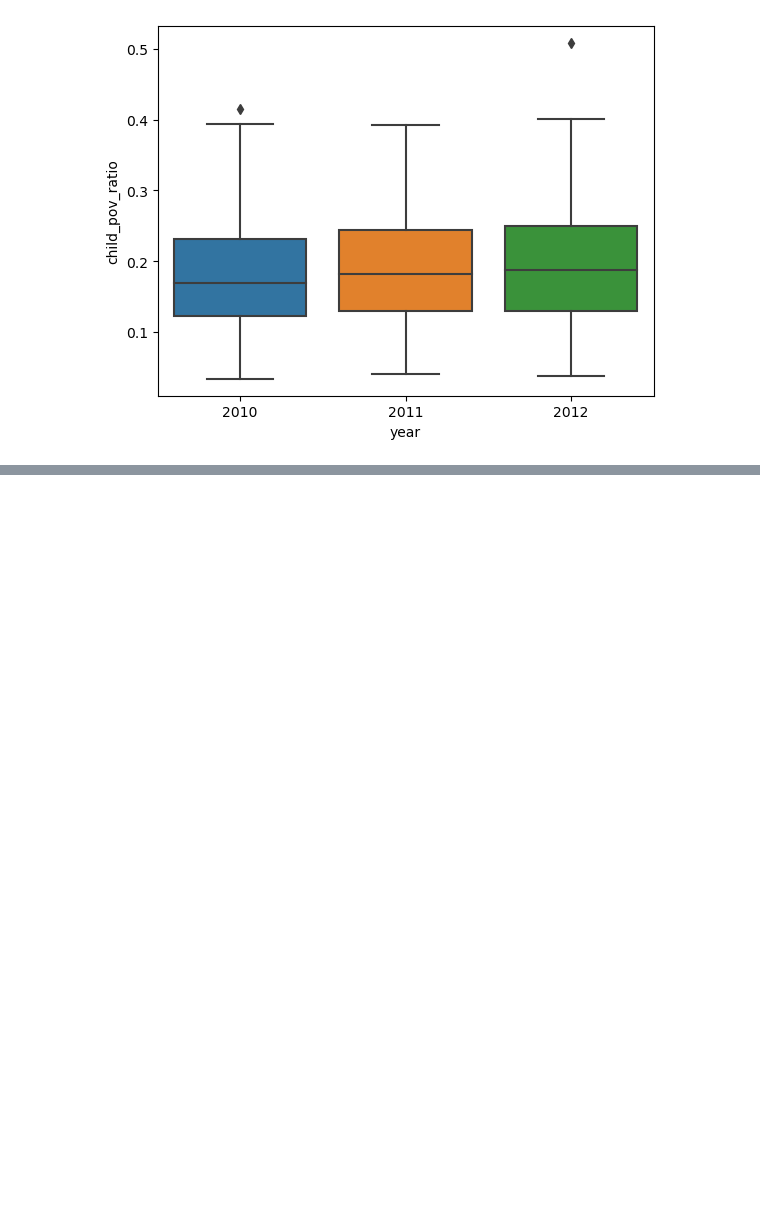
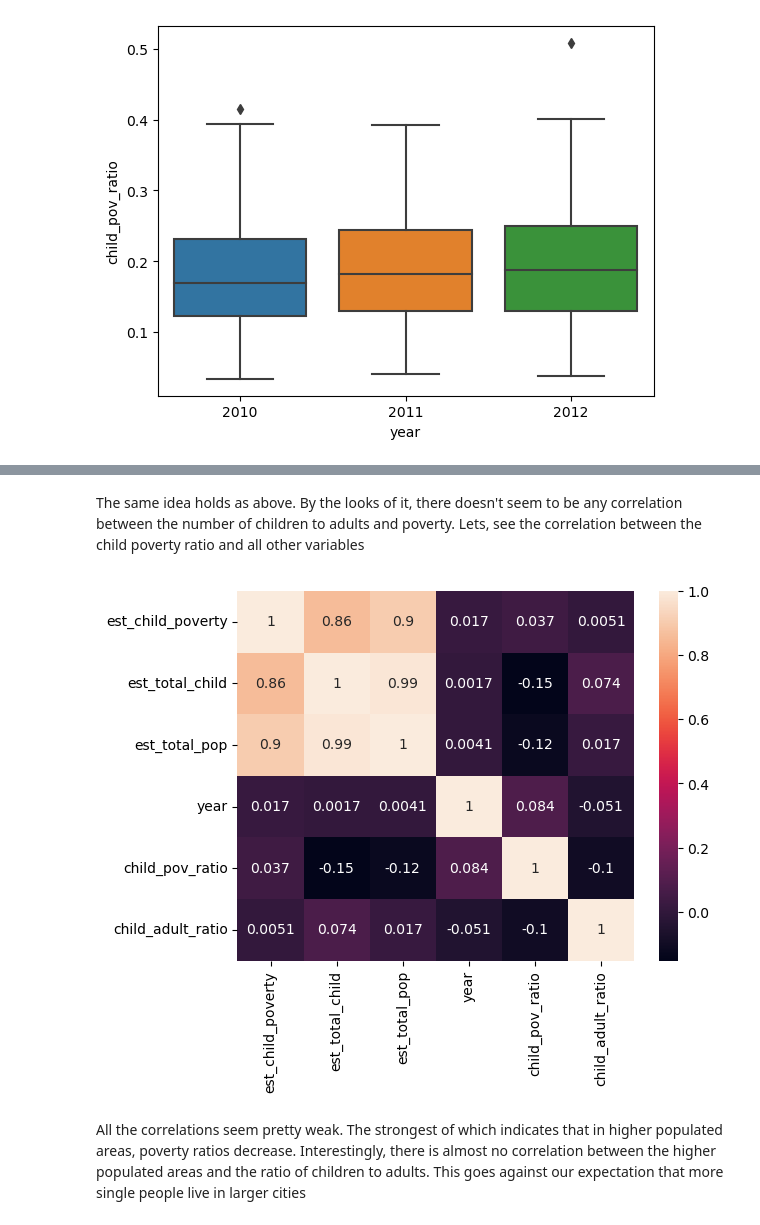
Before and after one commit to clewis53/CaeleyLewis-Capstone2-StoryOfColoradoEducation, a Jupyter notebook: notebooks/0.2-EDA.ipynb, the cells around one changed output, grey strips where cells are left out. Saved outputs shown, nothing was run; the diff lists cells and outputs as text; code cells hidden in the pictures; blank space fills up the shorter version.

```diff
--- a/notebooks/0.2-EDA.ipynb
+++ b/notebooks/0.2-EDA.ipynb
@@ -182,0 +210,8 @@ tall_census.groupby('district_name').mean().sort_values('child_pov_ratio', ascen
+# %% [markdown]
+The same idea holds as above. By the looks of it, there doesn't seem to be any correlation between the number of children to adults and poverty. Lets, see the correlation between the child poverty ratio and all other variables
+# %%
+sns.heatmap(tall_census.corr(), annot=True);
+# %% [output]
+[figure, added]
+# %% [markdown]
+All the correlations seem pretty weak. The strongest of which indicates that in higher populated areas, poverty ratios decrease. Interestingly, there is almost no correlation between the higher populated areas and the ratio of children to adults. This goes against our expectation that more single people live in larger cities
```
Also changed, not shown: parts of 55 cells of this notebook, 4 other files.
